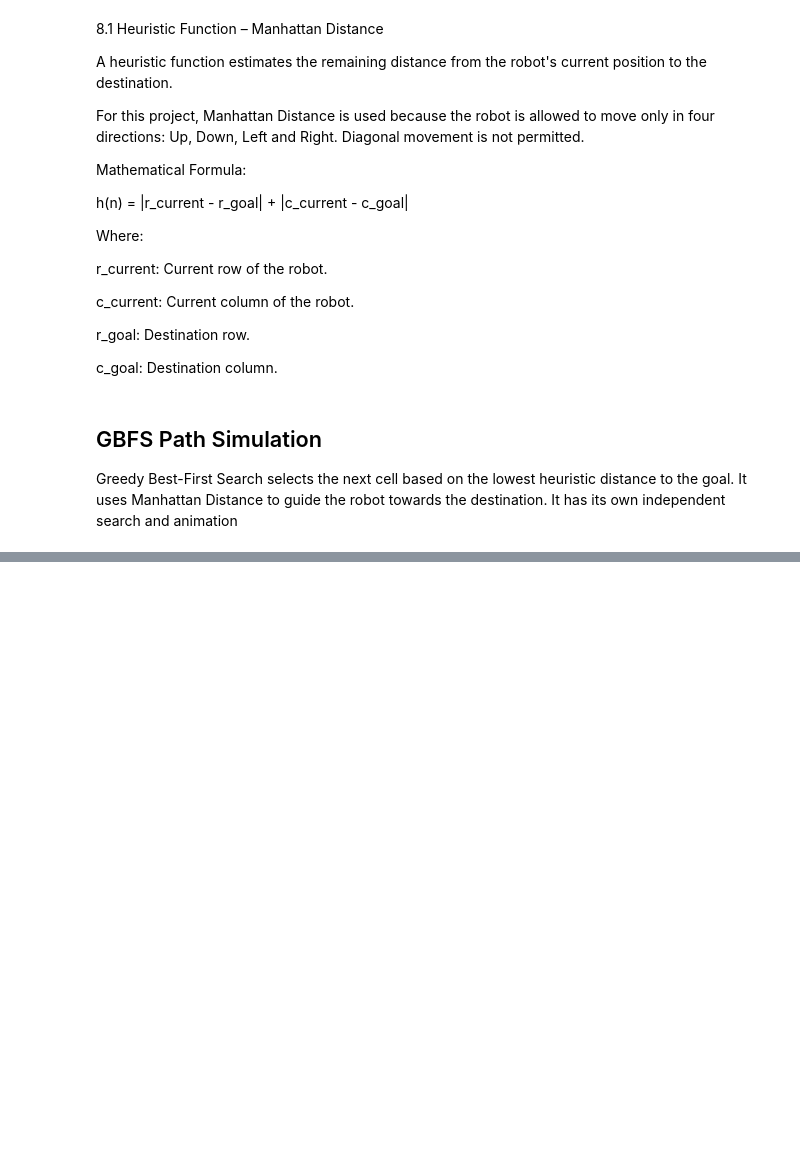
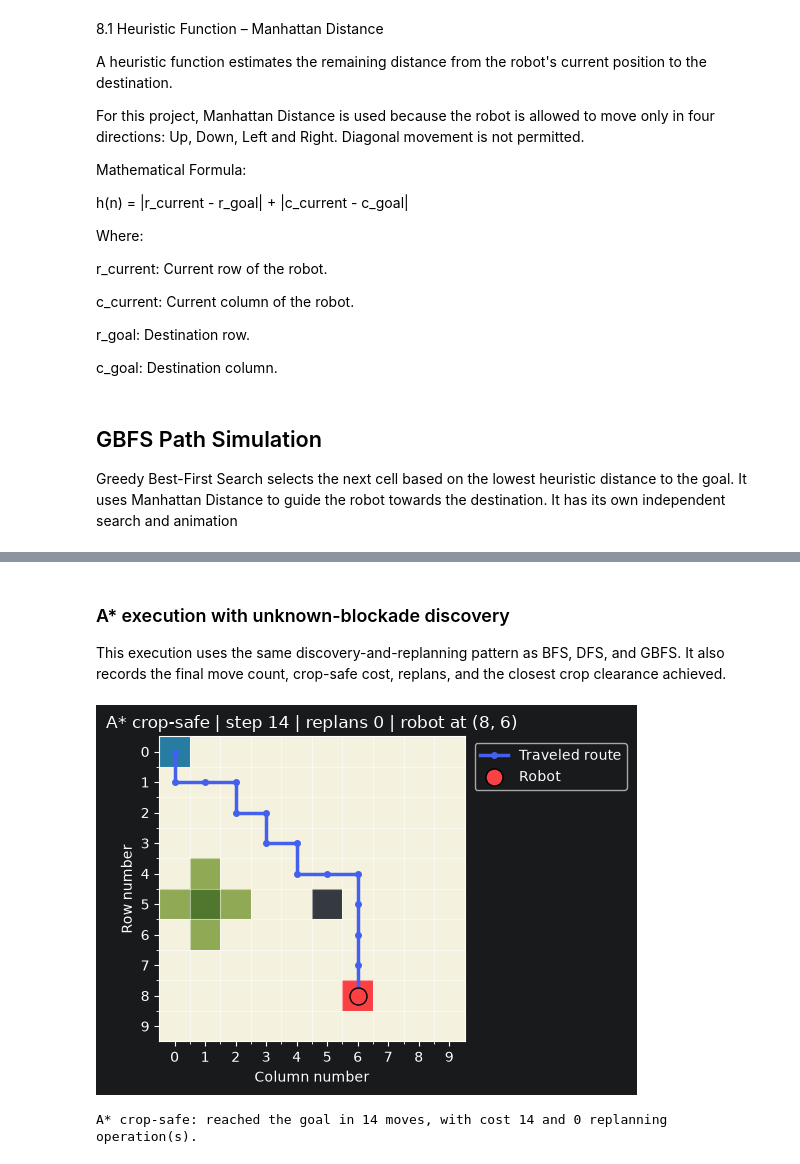
Before and after one commit to Mouryagna/AI_CropSafe_PathPlanning_Group08, a Jupyter notebook: CropSafe_PathPlanning.ipynb, the cells around one changed output, grey strips where cells are left out. Saved outputs shown, nothing was run; the diff lists cells and outputs as text; code cells hidden in the pictures; blank space fills up the shorter version.

Commit message:
done with A* execution

```diff
--- a/CropSafe_PathPlanning.ipynb
+++ b/CropSafe_PathPlanning.ipynb
@@ -471,0 +524,46 @@ Greedy Best-First Search reached the goal in 11 moves with 0 replanning operatio
+# %% [markdown]
+### A* execution with unknown-blockade discovery
+
+This execution uses the same discovery-and-replanning pattern as BFS, DFS, and GBFS. It also records the final move count, crop-safe cost, replans, and the closest crop clearance achieved.
+# %%
+def simulate_a_star_crop_safe():
+    robot_map = [row.copy() for row in known_field]
+    current, traveled = START, [START]
+    steps = replans = total_cost = 0
+
+    while current != GOAL:
+        route = a_star_crop_safe_search(PathPlanningProblem(robot_map, current, GOAL))
+        if route is None:
+            return {"reached_goal": False, "final_position": current, "steps": steps,
+                    "replans": replans, "cost": total_cost, "traveled": traveled}
+
+        blockade_found = False
+        for next_cell in route[1:]:
+            show_robot_step(robot_map, route, traveled, current, "A* crop-safe", steps, replans)
+            r, c = next_cell
+            if true_field[r][c] == UNKNOWN:
+                robot_map[r][c] = BLOCKADE
+                replans += 1
+                blockade_found = True
+                print(f"A* crop-safe detected an unknown blockade at {next_cell}; replanning from {current}.")
+                break
+            current = next_cell
+            traveled.append(current)
+            steps += 1
+            total_cost += crop_safe_step_cost(current)
+            show_robot_step(robot_map, route, traveled, current, "A* crop-safe", steps, replans)
+            if current == GOAL:
+                break
+        if not blockade_found and current != GOAL:
+            return {"reached_goal": False, "final_position": current, "steps": steps,
+                    "replans": replans, "cost": total_cost, "traveled": traveled}
+
+    show_robot_step(robot_map, [], traveled, current, "A* crop-safe", steps, replans)
+    return {"reached_goal": True, "final_position": current, "steps": steps,
+            "replans": replans, "cost": total_cost, "traveled": traveled}
+
+a_star_result = simulate_a_star_crop_safe()
+print(f"A* crop-safe: {'reached the goal' if a_star_result['reached_goal'] else 'could not reach the goal'} in {a_star_result['steps']} moves, with cost {a_star_result['cost']} and {a_star_result['replans']} replanning operation(s).")
+# %% [output]
+[figure, added]
+A* crop-safe: reached the goal in 14 moves, with cost 14 and 0 replanning operation(s).
```
Also changed, not shown: parts of 16 cells of this notebook.
